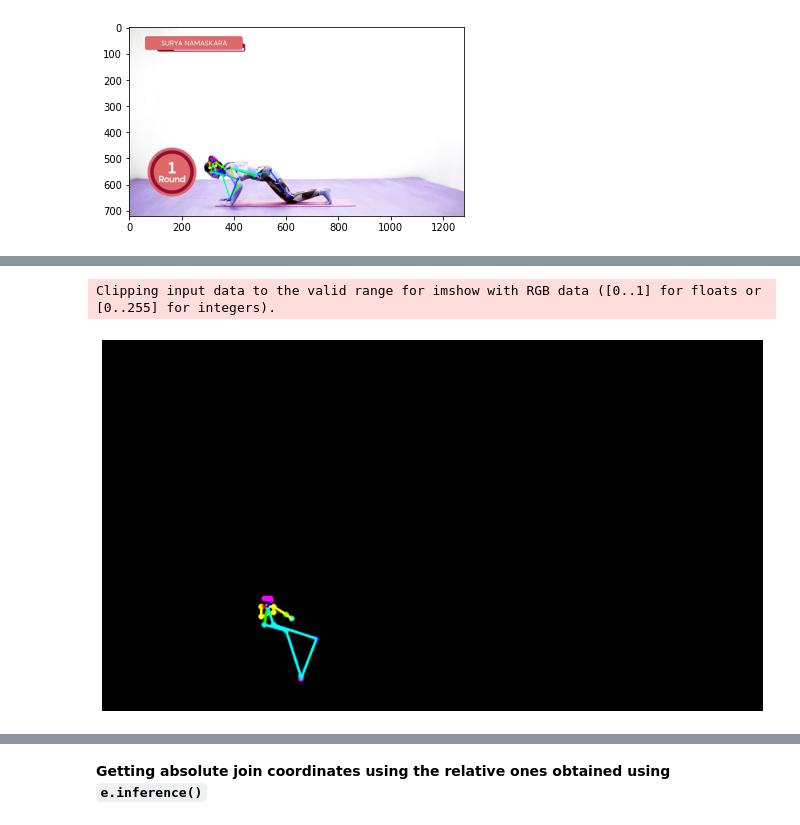
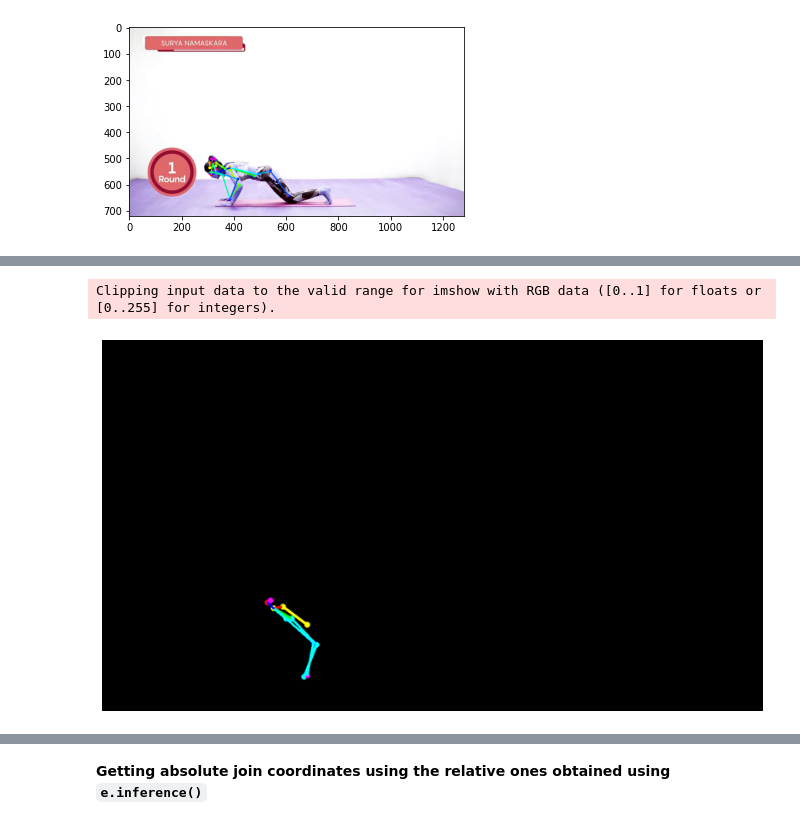
Before and after one commit to Shubhranshu-Malhotra/Yoga-Pose-Comparison, a Jupyter notebook: Yoga_Supervisor_pilot_project.ipynb, the cells around one changed output, grey strips where cells are left out. Cells and saved outputs as stored; diff of their text form; code cells hidden in the pictures.

```diff
--- a/Yoga_Supervisor_pilot_project.ipynb
+++ b/Yoga_Supervisor_pilot_project.ipynb
@@ -274,13 +199,14 @@ plt.imshow(image)
 # %%
-# To display just the skeleton
-# image = common.read_imgfile(image_path, None, None)
-humans = e.inference(global_image, resize_to_default=(w > 0 and h > 0), upsample_size=4.0)
-black_background = np.zeros(global_image.shape)
-skeleton = TfPoseEstimator.draw_humans(black_background, humans, imgcopy=False)
+# To display just the skeleton using image read using `plt.imread`
+global_image_plt = plt.imread(global_image_path)
+# skeleton_test = cv2.cvtColor(global_image_plt.astype(np.uint8), cv2.COLOR_RGB2XYZ)
+global_humans_plt = global_e.inference(global_image_plt, resize_to_default=(w > 0 and h > 0), upsample_size=4.0)
+black_background = np.zeros(skeleton_test.shape)
+skeleton = TfPoseEstimator.draw_humans(black_background, global_humans_plt, imgcopy=True)
 plt.figure(figsize=(15,8))
 plt.imshow(skeleton);
 plt.grid();
 plt.axis('off');
 # %% [output]
 Clipping input data to the valid range for imshow with RGB data ([0..1] for floats or [0..255] for integers).
-[figure, old version]
+[figure, new version]
```
Also changed, not shown: parts of 54 cells of this notebook.
